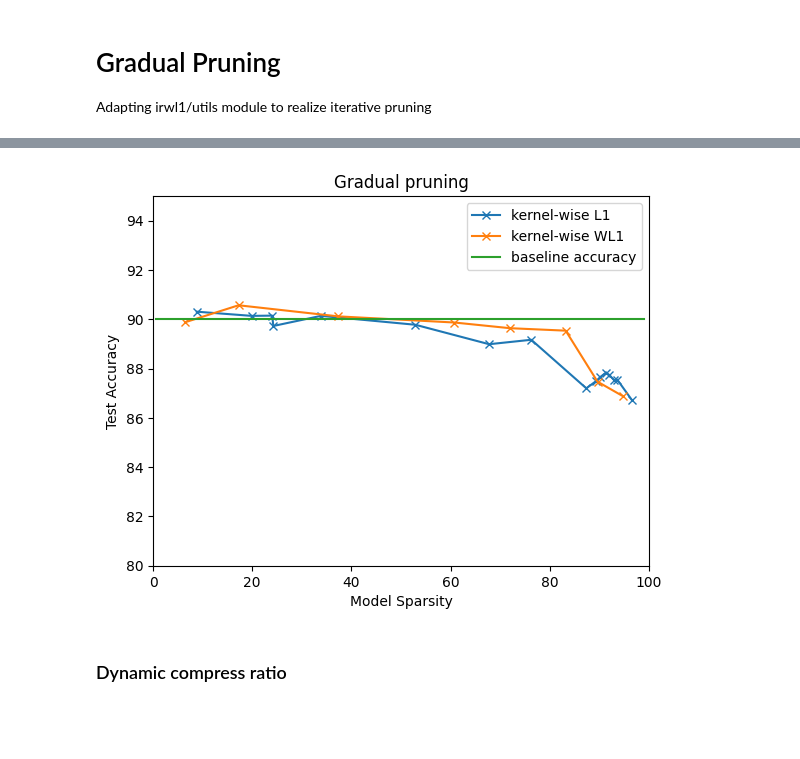
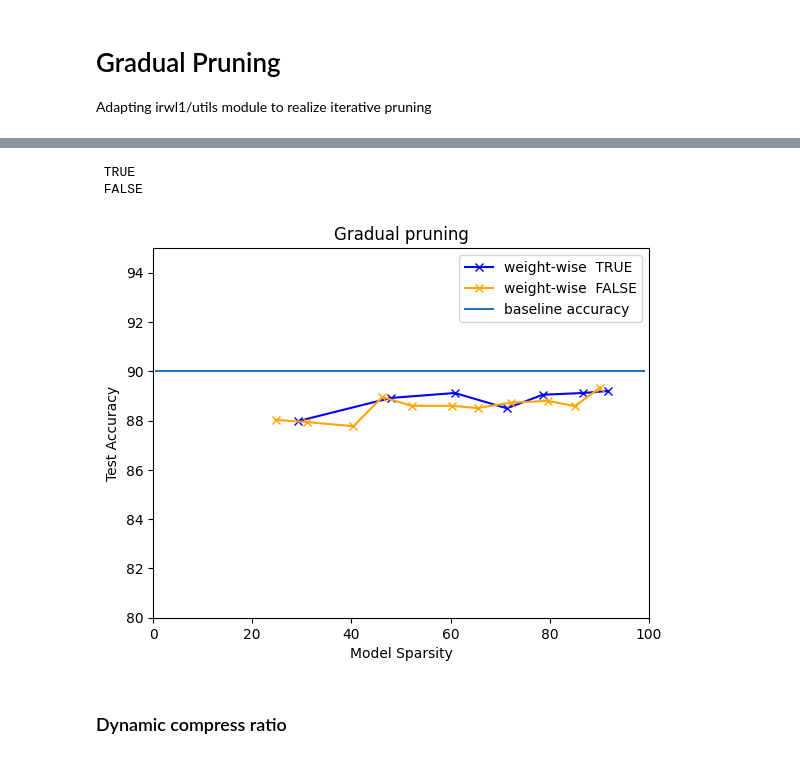
Before and after one commit to VVilmos/irwl1-adaptation, a Jupyter notebook: L0_vs_IRL1_newer.ipynb, the cells around one changed output, grey strips where cells are left out. Cells and saved outputs as stored; diff of their text form; code cells hidden in the pictures; blank space fills up the shorter version.

Commit message:
version with global static thresholding

```diff
--- a/L0_vs_IRL1_newer.ipynb
+++ b/L0_vs_IRL1_newer.ipynb
@@ -123,18 +114,40 @@ L1_penalty_init(model)
 # %%
+config.WEIGHT_PRUNING_THRESHOLD = 1e-4
+config.EPSILON = 1e-5
+config.UPDATE_PER_EPOCH = 2
+#warm-up phase without reg for B epochs
+config.EPOCHS = config.B
+optimizer = torch.optim.Adam(model.parameters(), lr=config.LEARNING_RATE)
+model, wandb_run = train_in_memory(model, train_image_tensor, train_label_tensor, val_image_tensor, val_label_tensor, optimizer=optimizer, apply_reg=False, is_new_run=True, run_name="iterL1")
 
-model, wandb_run = train_in_memory(model, train_image_tensor, train_label_tensor, val_image_tensor, val_label_tensor, is_new_run=True, run_name="iterL1")
-prune_with_mask(model)
+config.EPOCHS = config.A
+model, wandb_run = train_in_memory(model, train_image_tensor, train_label_tensor, val_image_tensor, val_label_tensor, optimizer=optimizer, apply_reg=True, is_new_run=False, run_name="iterL1", run=wandb_run)
+global_pruning(model, masking=True)
 spar = 0
 
 while (spar <= 95):
-    model, wandb_run = train_in_memory(model, train_image_tensor, train_label_tensor, val_image_tensor, val_label_tensor, is_new_run=False, run_name="iterL1", run=wandb_run)
 
-    spar = calculate_real_sparsity(model)
+
+    spar = calculate_sparsity(model)
     if (spar - spar_cp[-1] if len(spar_cp) > 0 else spar) >= 5: # only save checkpoints if sparsity increased by at least 5% since last checkpoint
         spar_cp.append(spar)
         _, test_acc = test_in_memory(model, test_image_tensor, test_label_tensor)
         acc_cp.append(test_acc)
 
-    prune_with_mask(model)
+    # RECOVERY
+    config.EPOCHS = config.C
+    # modify lr
+    for param_group in optimizer.param_groups:
+        param_group['lr'] = 1 * config.LEARNING_RATE  # Set to your lower recovery rate
+    optimizer = torch.optim.Adam(model.parameters(), lr=config.LEARNING_RATE)
+    model, wandb_run = train_in_memory(model, train_image_tensor, train_label_tensor, val_image_tensor, val_label_tensor, optimizer=optimizer, apply_reg=False, is_new_run=False, run_name="iterL1", run=wandb_run)
 
-save_sparacc_curve(spar_cp, acc_cp)
+    # Train with REG
+    config.EPOCHS = config.A
+    for param_group in optimizer.param_groups:
+        param_group['lr'] = config.LEARNING_RATE  # Set to your lower recovery rate
+    model, wandb_run = train_in_memory(model, train_image_tensor, train_label_tensor, val_image_tensor, val_label_tensor, optimizer=optimizer, apply_reg=True, is_new_run=False, run_name="iterL1", run=wandb_run)
+
+    global_pruning(model, masking=True)
+
+save_sparacc_curve(spar_cp, acc_cp, path="results/global_pruning.csv")
@@ -141,23 +192,26 @@ save_sparacc_curve(spar_cp, acc_cp)
 # %%
 import pandas
 import irwl1.config as config
 fig, ax = plt.subplots()
-df = pandas.read_csv(config.CURVE_PATH)
-for reg_type in ["L1", "WL1"]:
-    for mode in ["kernel-wise"]:
-        mode_df = df[(df["mode"] == mode) & (df["reg_type"] == reg_type)]
-        ax.plot(mode_df["sparsity"], mode_df["accuracy"], marker='x', label=f"{mode} {reg_type}")
+df = pandas.read_csv(config.CURVE_PATH + "global_pruning.csv")
+for momentum in [" TRUE", " FALSE"]:
+    for mode in ["weight-wise"]:
+        mode_df = df[(df["mode"] == mode) & (df["momentum_mask"] == momentum) & (df["reg_type"] == "WL1")]
+        print(momentum)
+        ax.plot(mode_df["sparsity"], mode_df["accuracy"], marker='x', label=f"{mode} {momentum}", color="blue" if momentum == " TRUE" else "orange")
 # ax.plot(spar_cp, acc_cp, marker='x', label=f"{mode} WL1")
 plt.plot( [0.5, 99], [90.03]*2, label="baseline accuracy")
 ax.set_xlim(0,100)
 ax.set_ylim(80, 95)
 plt.ylabel("Test Accuracy")
 plt.xlabel("Model Sparsity")
 plt.title("Gradual pruning")
 plt.legend()
 plt.show()
 # %% [output]
+ TRUE
+ FALSE
-[figure, old version]
+[figure, new version]
 # %% [markdown]
 ### Dynamic compress ratio
 # %%
```
Also changed, not shown: parts of 7 cells of this notebook, 5 other files.
